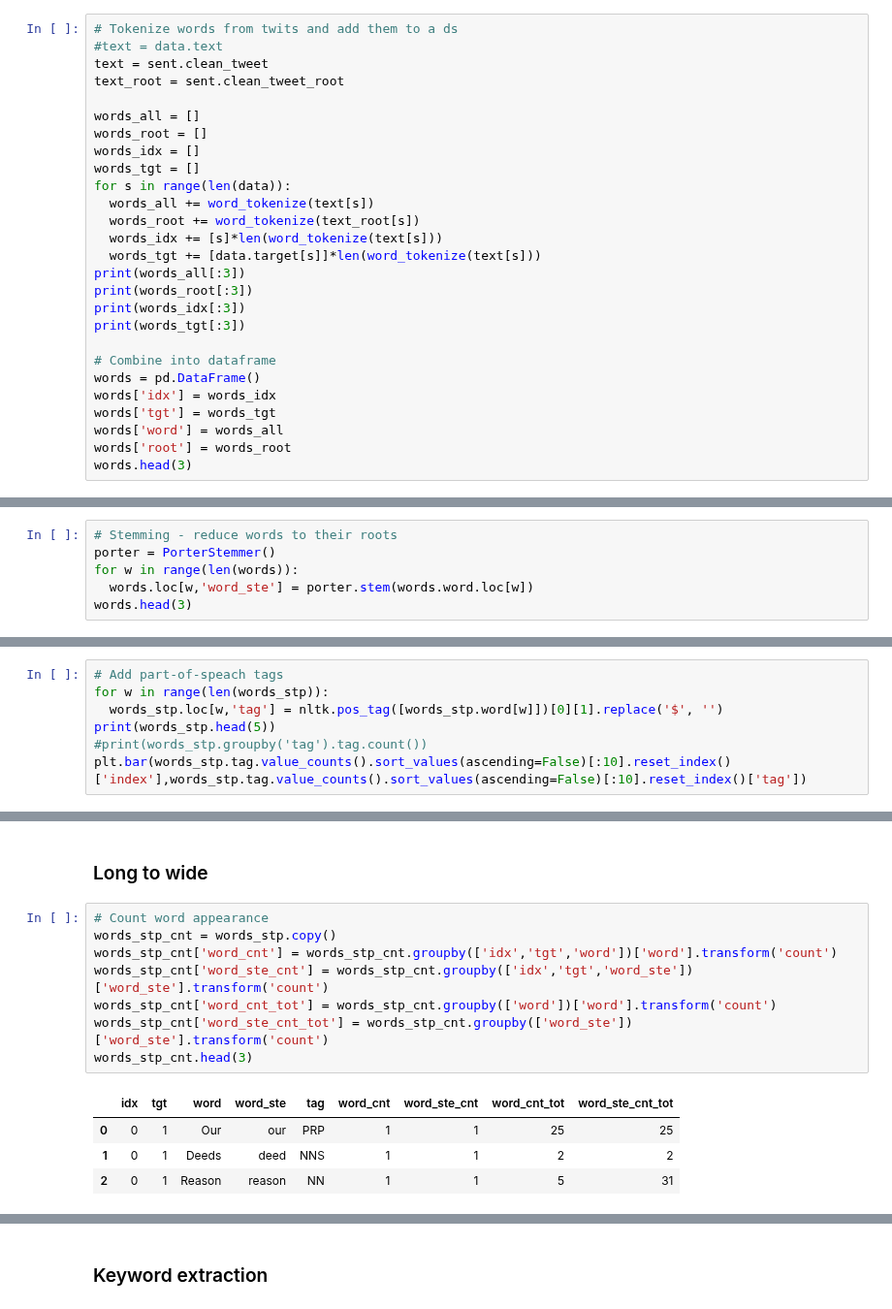
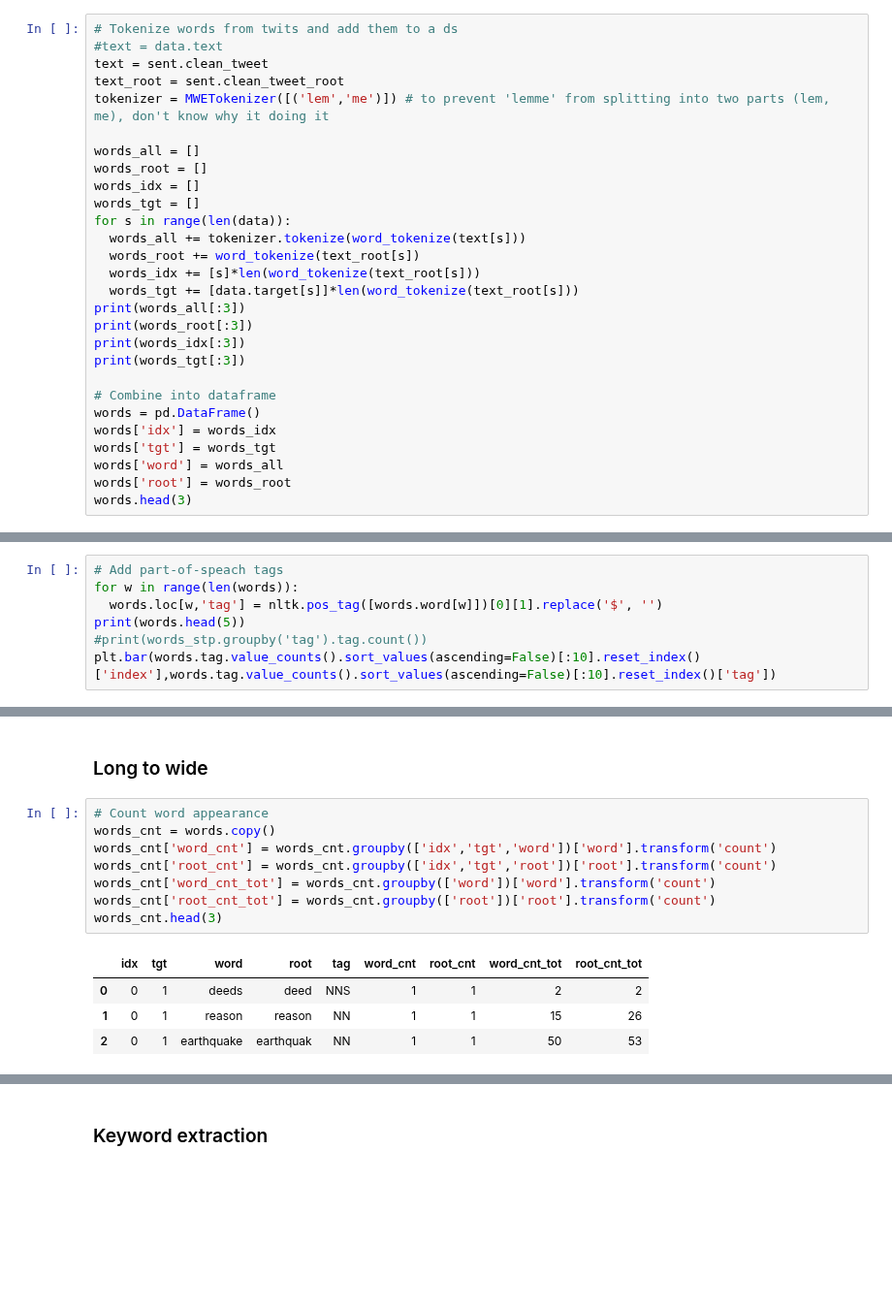
Before and after one commit to nviktorys/NLP0, a Jupyter notebook: 01_DataPreparation.ipynb, the cells around one changed output, grey strips where cells are left out. Shown at 97% size. Drawn from its saved outputs; the diff is of its cells as text; blank space fills up the shorter version.

```diff
--- a/01_DataPreparation.ipynb
+++ b/01_DataPreparation.ipynb
@@ -174,16 +173,17 @@ sent.head(5)
 #text = data.text
 text = sent.clean_tweet
 text_root = sent.clean_tweet_root
+tokenizer = MWETokenizer([('lem','me')]) # to prevent 'lemme' from splitting into two parts (lem, me), don't know why it doing it
 
 words_all = []
 words_root = []
 words_idx = []
 words_tgt = []
 for s in range(len(data)):
-  words_all += word_tokenize(text[s])
+  words_all += tokenizer.tokenize(word_tokenize(text[s]))
   words_root += word_tokenize(text_root[s])
-  words_idx += [s]*len(word_tokenize(text[s]))
-  words_tgt += [data.target[s]]*len(word_tokenize(text[s]))
+  words_idx += [s]*len(word_tokenize(text_root[s]))
+  words_tgt += [data.target[s]]*len(word_tokenize(text_root[s]))
 print(words_all[:3])
 print(words_root[:3])
 print(words_idx[:3])
@@ -246,6 +219,0 @@ word_tokenize(text_root[6014])
-# %%
-# Stemming - reduce words to their roots
-porter = PorterStemmer()
-for w in range(len(words)):
-  words.loc[w,'word_ste'] = porter.stem(words.word.loc[w])
-words.head(3)
@@ -263,8 +226,8 @@ print(words.word_ste.nunique())
 # %%
 # Add part-of-speach tags
-for w in range(len(words_stp)):
-  words_stp.loc[w,'tag'] = nltk.pos_tag([words_stp.word[w]])[0][1].replace('$', '')
-print(words_stp.head(5))
+for w in range(len(words)):
+  words.loc[w,'tag'] = nltk.pos_tag([words.word[w]])[0][1].replace('$', '')
+print(words.head(5))
 #print(words_stp.groupby('tag').tag.count())
-plt.bar(words_stp.tag.value_counts().sort_values(ascending=False)[:10].reset_index()['index'],words_stp.tag.value_counts().sort_values(ascending=False)[:10].reset_index()['tag'])
+plt.bar(words.tag.value_counts().sort_values(ascending=False)[:10].reset_index()['index'],words.tag.value_counts().sort_values(ascending=False)[:10].reset_index()['tag'])
 # %% [output]
@@ -370,17 +307,17 @@ Warning: parsing empty text
 ### Long to wide
 # %%
 # Count word appearance
-words_stp_cnt = words_stp.copy()
-words_stp_cnt['word_cnt'] = words_stp_cnt.groupby(['idx','tgt','word'])['word'].transform('count')
-words_stp_cnt['word_ste_cnt'] = words_stp_cnt.groupby(['idx','tgt','word_ste'])['word_ste'].transform('count')
-words_stp_cnt['word_cnt_tot'] = words_stp_cnt.groupby(['word'])['word'].transform('count')
-words_stp_cnt['word_ste_cnt_tot'] = words_stp_cnt.groupby(['word_ste'])['word_ste'].transform('count')
-words_stp_cnt.head(3)
+words_cnt = words.copy()
+words_cnt['word_cnt'] = words_cnt.groupby(['idx','tgt','word'])['word'].transform('count')
+words_cnt['root_cnt'] = words_cnt.groupby(['idx','tgt','root'])['root'].transform('count')
+words_cnt['word_cnt_tot'] = words_cnt.groupby(['word'])['word'].transform('count')
+words_cnt['root_cnt_tot'] = words_cnt.groupby(['root'])['root'].transform('count')
+words_cnt.head(3)
 # %% [output]
-|  | idx | tgt | word | word_ste | tag | word_cnt | word_ste_cnt | word_cnt_tot | word_ste_cnt_tot |
-| 0 | 0 | 1 | Our | our | PRP | 1 | 1 | 25 | 25 |
-| 1 | 0 | 1 | Deeds | deed | NNS | 1 | 1 | 2 | 2 |
-| 2 | 0 | 1 | Reason | reason | NN | 1 | 1 | 5 | 31 |
+|  | idx | tgt | word | root | tag | word_cnt | root_cnt | word_cnt_tot | root_cnt_tot |
+| 0 | 0 | 1 | deeds | deed | NNS | 1 | 1 | 2 | 2 |
+| 1 | 0 | 1 | reason | reason | NN | 1 | 1 | 15 | 26 |
+| 2 | 0 | 1 | earthquake | earthquak | NN | 1 | 1 | 50 | 53 |
 # %%
 # Drop words with low count
 n=5
```
Also changed, not shown: parts of 19 cells of this notebook.
